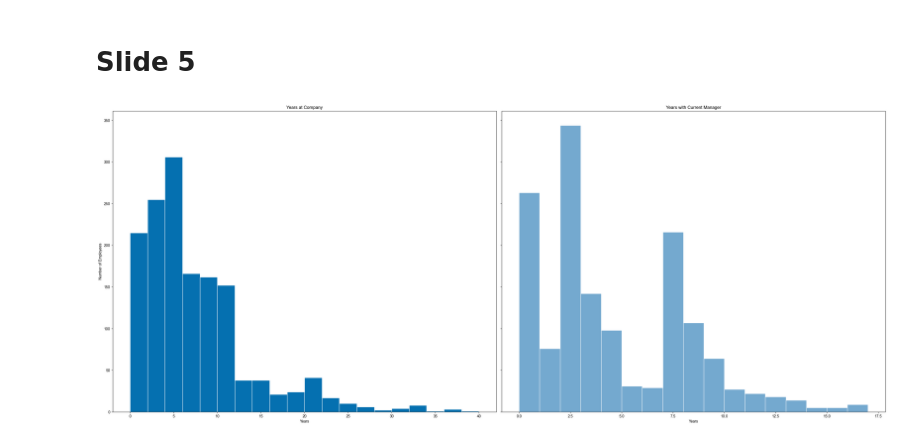
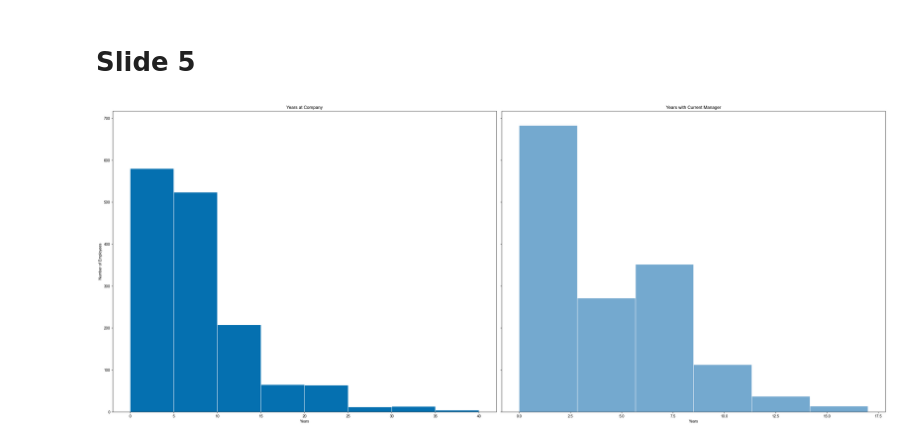
Before and after one commit to HiIamInfi/ibm-hr-data-challenge, a Jupyter notebook: src/visuals.ipynb, the cells around one changed output. Saved outputs shown, nothing was run; the diff lists cells and outputs as text; code cells hidden in the pictures.

Commit message:
adjusted binning for the histograms for slide 5

```diff
--- a/src/visuals.ipynb
+++ b/src/visuals.ipynb
@@ -207,20 +207,20 @@ plt.savefig('reports/slide4_two_column_plots.png', dpi=300)
 # %%
 fig, axes = plt.subplots(nrows=1, ncols=2, figsize=(29.89, 13.21), sharey=True)
 
-axes[0].hist(ibm_df['YearsAtCompany'], bins=20, range=(0, 40), color='#0570b0', edgecolor='white')
+axes[0].hist(ibm_df['YearsAtCompany'], bins=8, range=(0, 40), color='#0570b0', edgecolor='white')
 axes[0].set_title('Years at Company')
 axes[0].set_xlabel('Years')
 axes[0].set_ylabel('Number of Employees')
 
 # --- 4. Create the Second Histogram (on axes[1]) ---
-axes[1].hist(ibm_df['YearsWithCurrManager'], bins=17, range=(0, 17), color='#74a9cf', edgecolor='white')
+axes[1].hist(ibm_df['YearsWithCurrManager'], bins=6, range=(0, 17), color='#74a9cf', edgecolor='white')
 axes[1].set_title('Years with Current Manager')
 axes[1].set_xlabel('Years')
 
 
 # 5. Final Adjustments and Saving
 plt.tight_layout()
 plt.subplots_adjust(top=0.90)
 plt.savefig('reports/slide5_histograms_slide.png', dpi=300)
 # %% [output]
-[figure, old version]
+[figure, new version]
```
Also changed, not shown: 1 other file.
